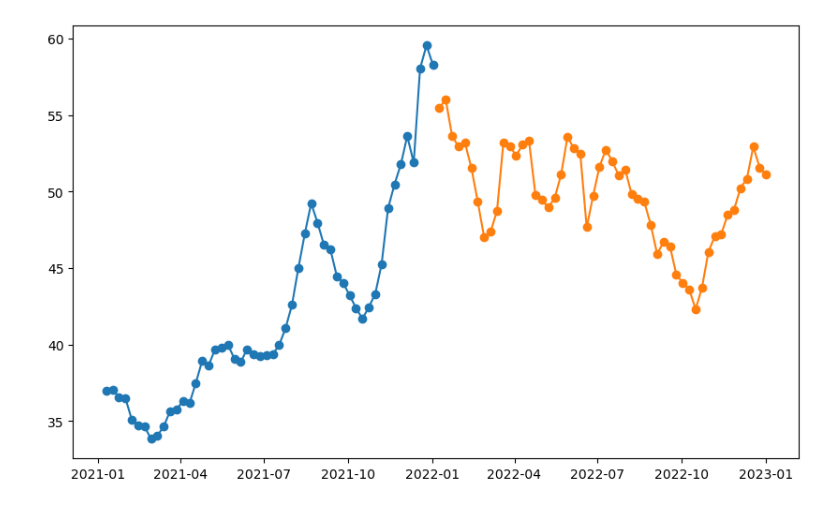
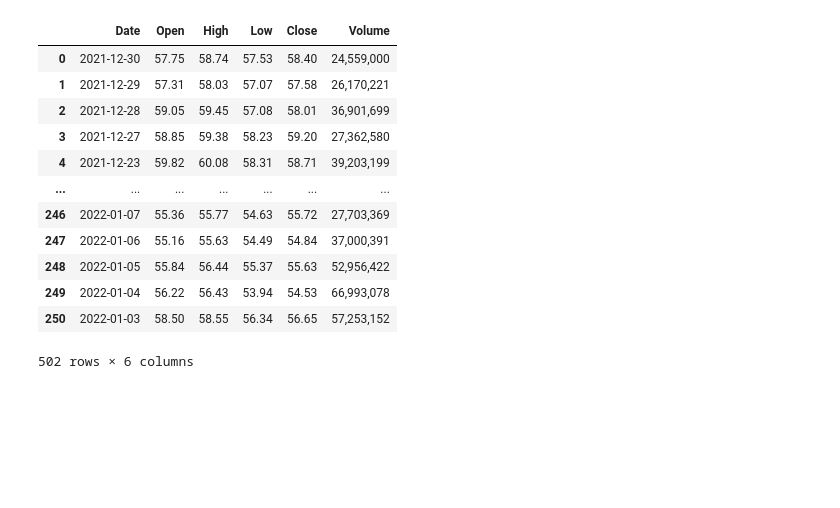
Before and after one commit to Birdfeathers/Project1--Healthcare_Devices, a Jupyter notebook: pfizer stock/pfizer.ipynb, the cells around one changed output. Saved outputs shown, nothing was run; the diff lists cells and outputs as text; code cells hidden in the pictures; blank space fills up the shorter version.

```diff
--- a/pfizer stock/pfizer.ipynb
+++ b/pfizer stock/pfizer.ipynb
@@ -16,3 +19,19 @@ merged_data = pd.merge(data_2021, data_2022, on='Date', how='outer', suffixes=('
+# %%
+merged_data
+# %% [output]
+|  | Date | Open | High | Low | Close | Volume |
+| 0 | 2021-12-30 | 57.75 | 58.74 | 57.53 | 58.40 | 24,559,000 |
+| 1 | 2021-12-29 | 57.31 | 58.03 | 57.07 | 57.58 | 26,170,221 |
+| 2 | 2021-12-28 | 59.05 | 59.45 | 57.08 | 58.01 | 36,901,699 |
+| 3 | 2021-12-27 | 58.85 | 59.38 | 58.23 | 59.20 | 27,362,580 |
+| 4 | 2021-12-23 | 59.82 | 60.08 | 58.31 | 58.71 | 39,203,199 |
+| ... | ... | ... | ... | ... | ... | ... |
+| 246 | 2022-01-07 | 55.36 | 55.77 | 54.63 | 55.72 | 27,703,369 |
+| 247 | 2022-01-06 | 55.16 | 55.63 | 54.49 | 54.84 | 37,000,391 |
+| 248 | 2022-01-05 | 55.84 | 56.44 | 55.37 | 55.63 | 52,956,422 |
+| 249 | 2022-01-04 | 56.22 | 56.43 | 53.94 | 54.53 | 66,993,078 |
+| 250 | 2022-01-03 | 58.50 | 58.55 | 56.34 | 56.65 | 57,253,152 |
+502 rows × 6 columns
 # %%
 # Set 'Date' as the index and sort by it
 merged_data.set_index('Date', inplace=True)
@@ -26,15 +45,3 @@ weekly_data.dropna(how='all', inplace=True)
 # %%
 # Drop columns with all NaN values (in case one year has no data for some weeks)
 weekly_data.dropna(axis=1, how='all', inplace=True)
-# %%
-# Plotting the weekly average 'Close' prices
-plt.figure(figsize=(10, 6))
-plot_exists = False
-if 'Close_2021' in weekly_data.columns:
-    plt.plot(weekly_data.index, weekly_data['Close_2021'], label='2021 Weekly Close', linestyle='-', marker='o')
-    plot_exists = True
-if 'Close_2022' in weekly_data.columns:
-    plt.plot(weekly_data.index, weekly_data['Close_2022'], label='2022 Weekly Close', linestyle='-', marker='o')
-    plot_exists = True
-# %% [output]
-[figure, removed]
```
Also changed, not shown: parts of 8 cells of this notebook, 2 other files.
